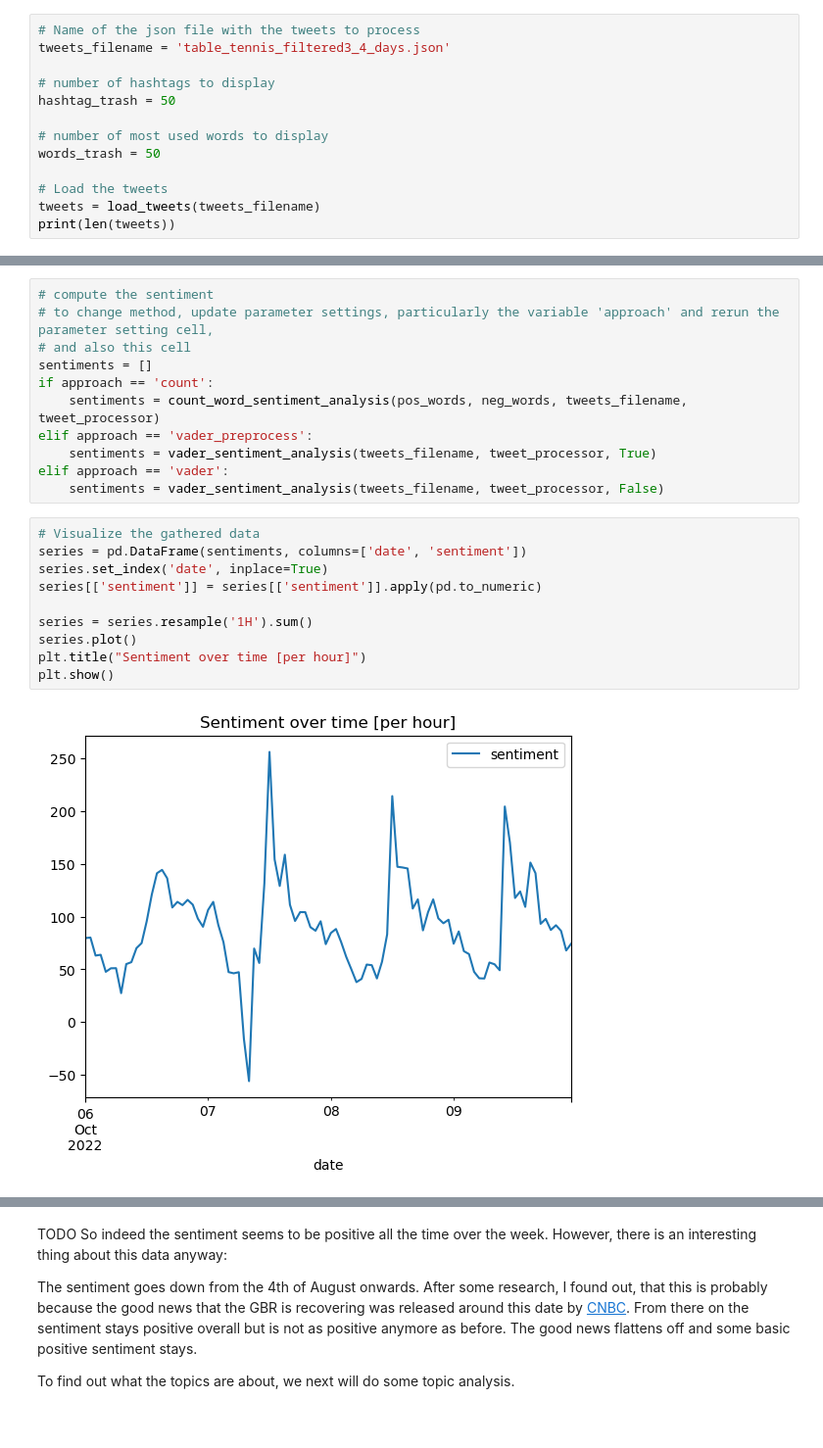
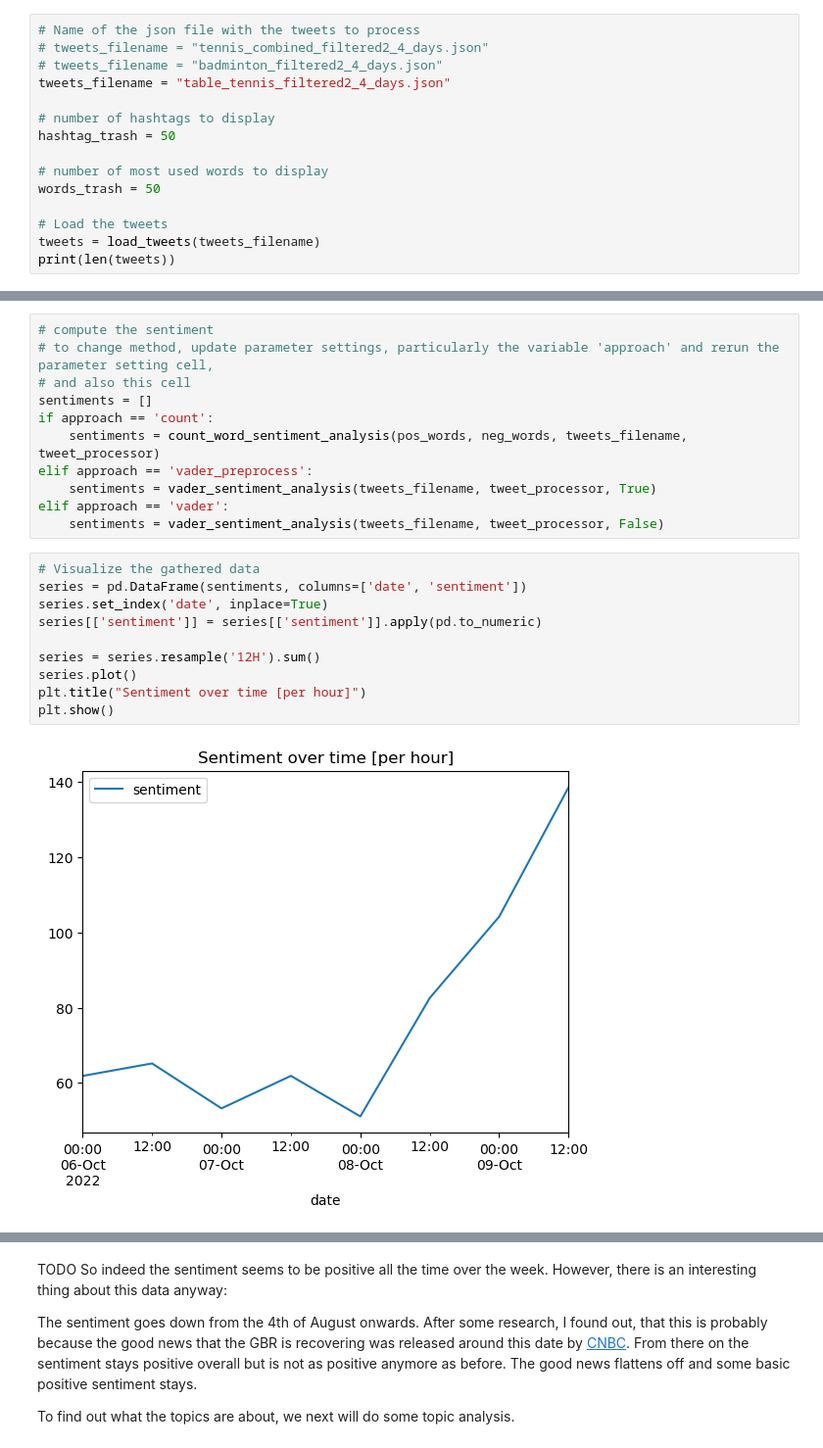
Before and after one commit to LuKrO2011/SMNA, a Jupyter notebook: COSC2671-assign2/code/twitterAnalysis.ipynb, the cells around one changed output, grey strips where cells are left out. Shown at 98% size. Cells and saved outputs as stored; diff of their text form.

```diff
--- a/COSC2671-assign2/code/twitterAnalysis.ipynb
+++ b/COSC2671-assign2/code/twitterAnalysis.ipynb
@@ -160,7 +160,9 @@ def get_hashtags(tweet):
     return [tag['tag'].lower() for tag in hashtags]
 # %%
 # Name of the json file with the tweets to process
-tweets_filename = 'table_tennis_filtered3_4_days.json'
+# tweets_filename = "tennis_combined_filtered2_4_days.json"
+# tweets_filename = "badminton_filtered2_4_days.json"
+tweets_filename = "table_tennis_filtered2_4_days.json"
 
 # number of hashtags to display
 hashtag_trash = 50
@@ -593,15 +595,15 @@ elif approach == 'vader':
 # %%
 # Visualize the gathered data
 series = pd.DataFrame(sentiments, columns=['date', 'sentiment'])
 series.set_index('date', inplace=True)
 series[['sentiment']] = series[['sentiment']].apply(pd.to_numeric)
 
-series = series.resample('1H').sum()
+series = series.resample('12H').sum()
 series.plot()
 plt.title("Sentiment over time [per hour]")
 plt.show()
 # %% [output]
-[figure, old version]
+[figure, new version]
 # %%
 # Visualize the gathered data
 # pd.date_range("2022-10-06", "2022-10-07")
```
Also changed, not shown: parts of 9 cells of this notebook.
